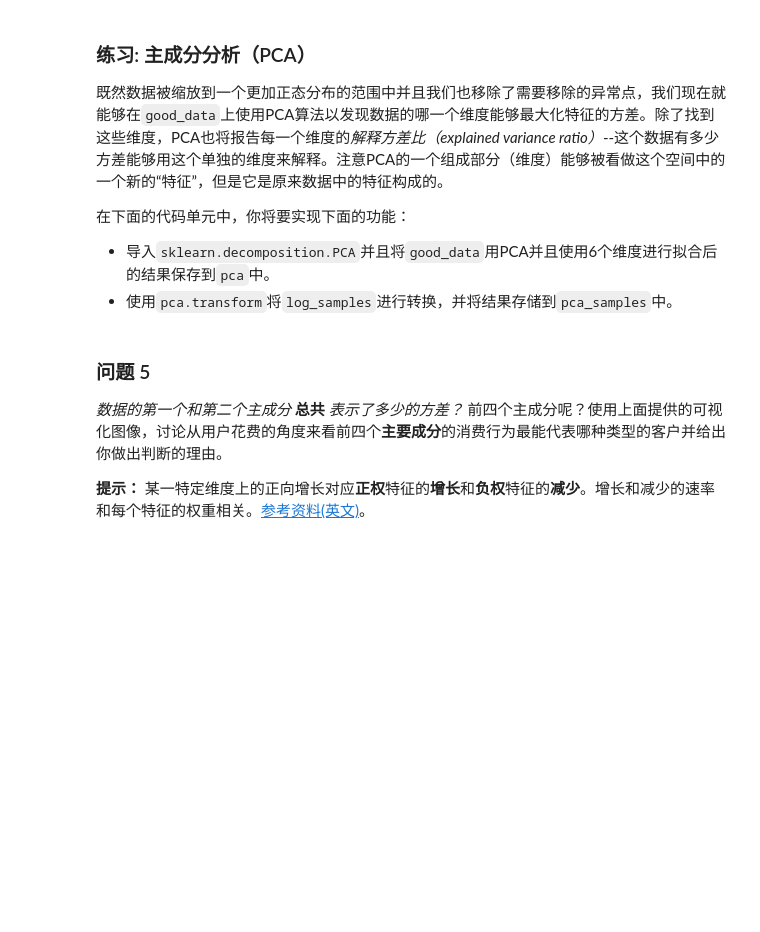
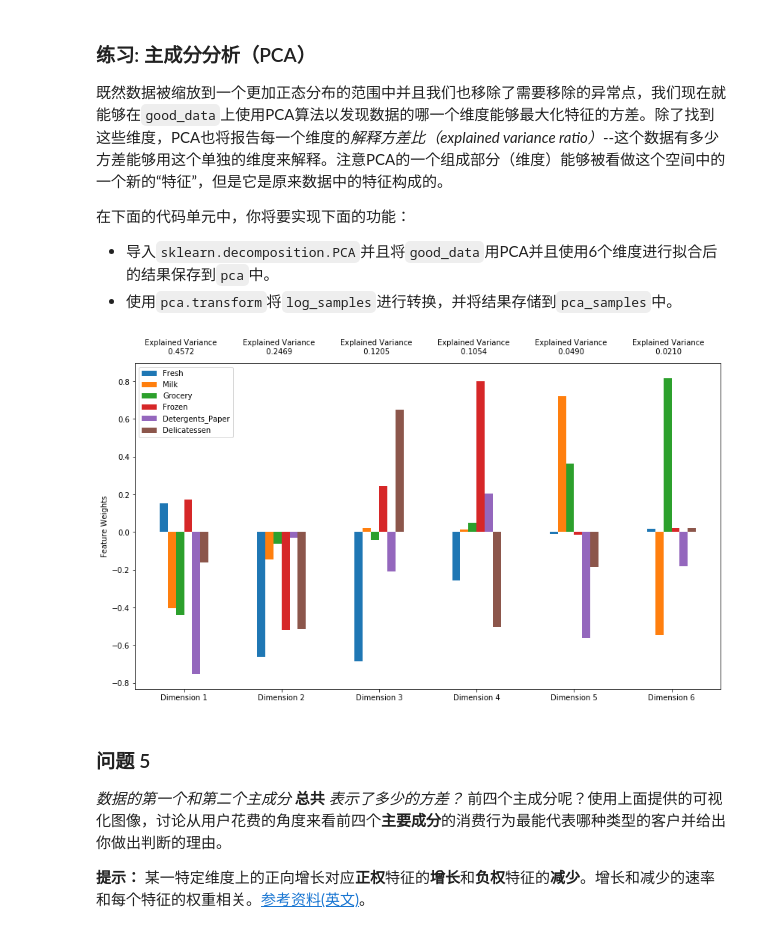
Before and after one commit to bit-rain/creating_customer_segments, a Jupyter notebook: customer_segments.ipynb, the cells around one changed output. Cells and saved outputs as stored; diff of their text form; code cells hidden in the pictures; blank space fills up the shorter version.

```diff
--- a/customer_segments.ipynb
+++ b/customer_segments.ipynb
@@ -287,13 +287,16 @@ Data points considered outliers for the feature 'Delicatessen':
 # %%
 # TODO：通过在good_data上使用PCA，将其转换成和当前特征数一样多的维度
 from sklearn.decomposition import PCA
-pca = None
+pca = PCA(n_components=good_data.shape[1])
+pca.fit(good_data)
 
 # TODO：使用上面的PCA拟合将变换施加在log_samples上
-pca_samples = None
+pca_samples = pca.transform(log_samples)
 
 # 生成PCA的结果图
 pca_results = vs.pca_results(good_data, pca)
+# %% [output]
+[figure, added]
 # %% [markdown]
 ### 问题 5
 *数据的第一个和第二个主成分* **总共** *表示了多少的方差？*  前四个主成分呢？使用上面提供的可视化图像，讨论从用户花费的角度来看前四个**主要成分**的消费行为最能代表哪种类型的客户并给出你做出判断的理由。
```
Also changed, not shown: parts of 28 cells of this notebook, 1 other file.
